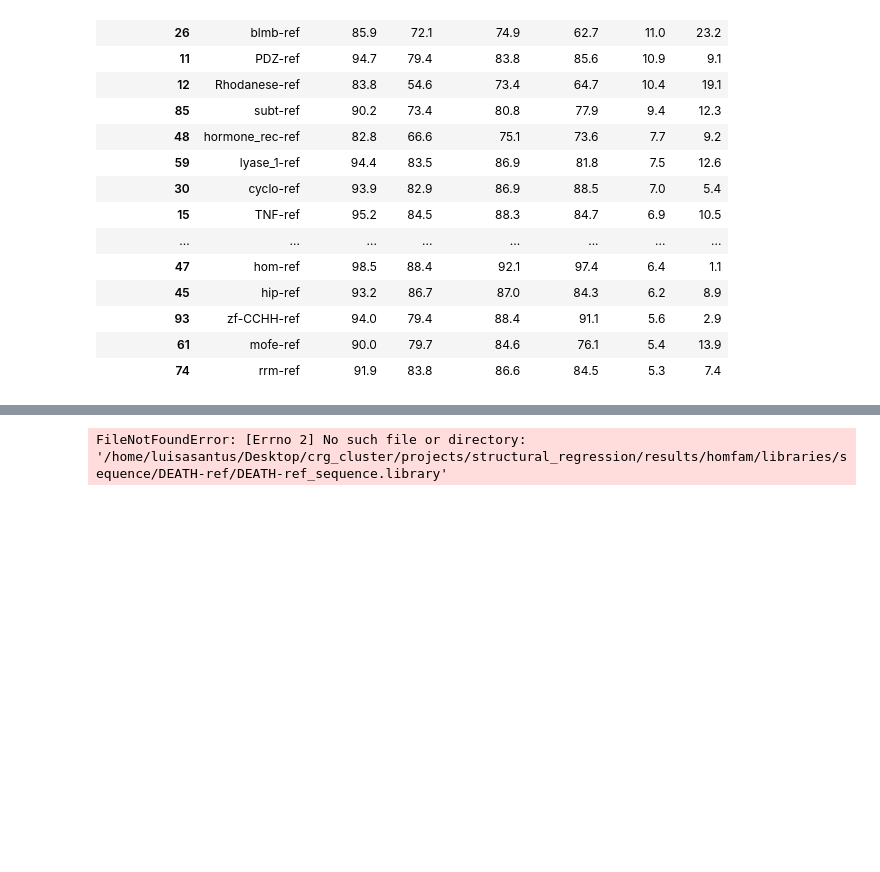
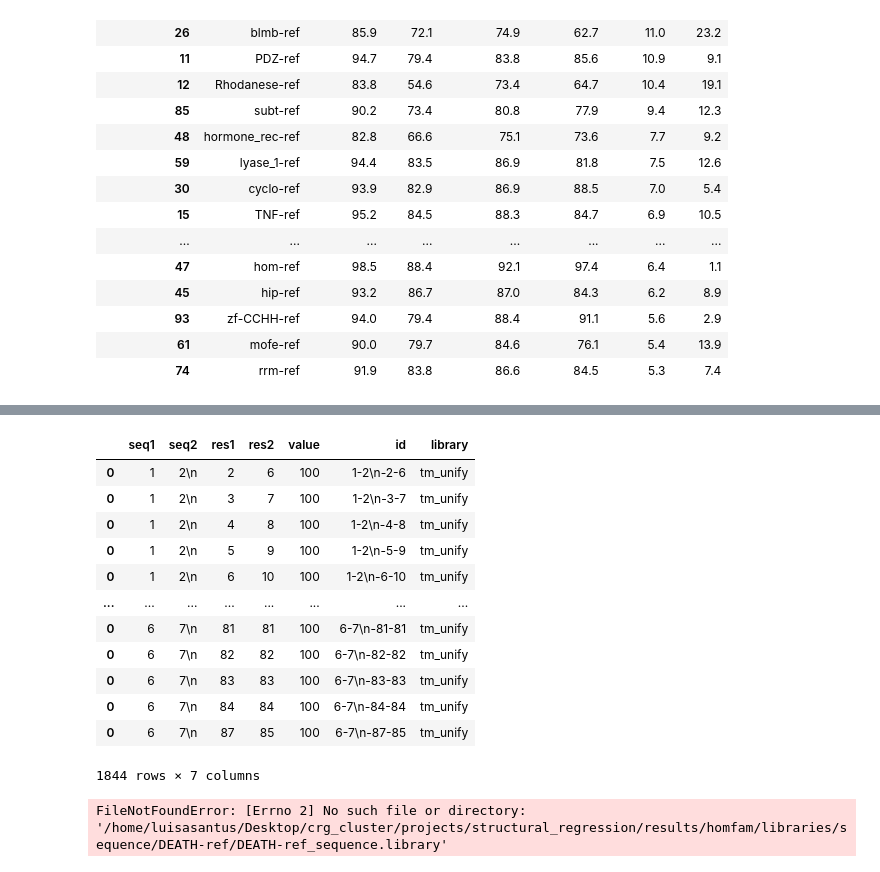
Before and after one commit to luisas/nf_structural_regression, a Jupyter notebook: notebook/02_foldseek/07_examples_for_improvement.ipynb, the cells around one changed output, grey strips where cells are left out. Saved outputs shown, nothing was run; the diff lists cells and outputs as text; code cells hidden in the pictures; blank space fills up the shorter version.

```diff
--- a/notebook/02_foldseek/07_examples_for_improvement.ipynb
+++ b/notebook/02_foldseek/07_examples_for_improvement.ipynb
@@ -207,6 +207,22 @@ scores.sort_values("sp", ascending = False)
 # %%
 residues_tm_unify = get_summary_lib(library_tmalign_unify)
 residues_tm_unify["library"] = "tm_unify"
+# %%
+residues_tm_unify
+# %% [output]
+|  | seq1 | seq2 | res1 | res2 | value | id | library |
+| 0 | 1 | 2\n | 2 | 6 | 100 | 1-2\n-2-6 | tm_unify |
+| 0 | 1 | 2\n | 3 | 7 | 100 | 1-2\n-3-7 | tm_unify |
+| 0 | 1 | 2\n | 4 | 8 | 100 | 1-2\n-4-8 | tm_unify |
+| 0 | 1 | 2\n | 5 | 9 | 100 | 1-2\n-5-9 | tm_unify |
+| 0 | 1 | 2\n | 6 | 10 | 100 | 1-2\n-6-10 | tm_unify |
+| ... | ... | ... | ... | ... | ... | ... | ... |
+| 0 | 6 | 7\n | 81 | 81 | 100 | 6-7\n-81-81 | tm_unify |
+| 0 | 6 | 7\n | 82 | 82 | 100 | 6-7\n-82-82 | tm_unify |
+| 0 | 6 | 7\n | 83 | 83 | 100 | 6-7\n-83-83 | tm_unify |
+| 0 | 6 | 7\n | 84 | 84 | 100 | 6-7\n-84-84 | tm_unify |
+| 0 | 6 | 7\n | 87 | 85 | 100 | 6-7\n-87-85 | tm_unify |
+1844 rows × 7 columns
 # %%
 # Sequence
 residues_seq = get_summary_lib(library_seq)
```
Also changed, not shown: 4 other files.
